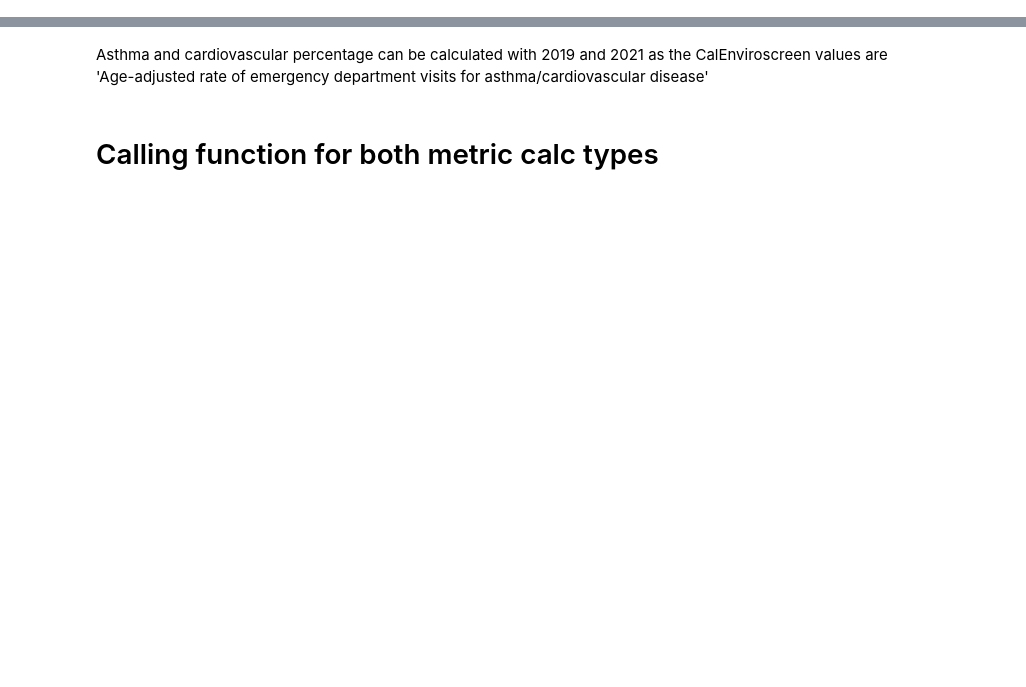
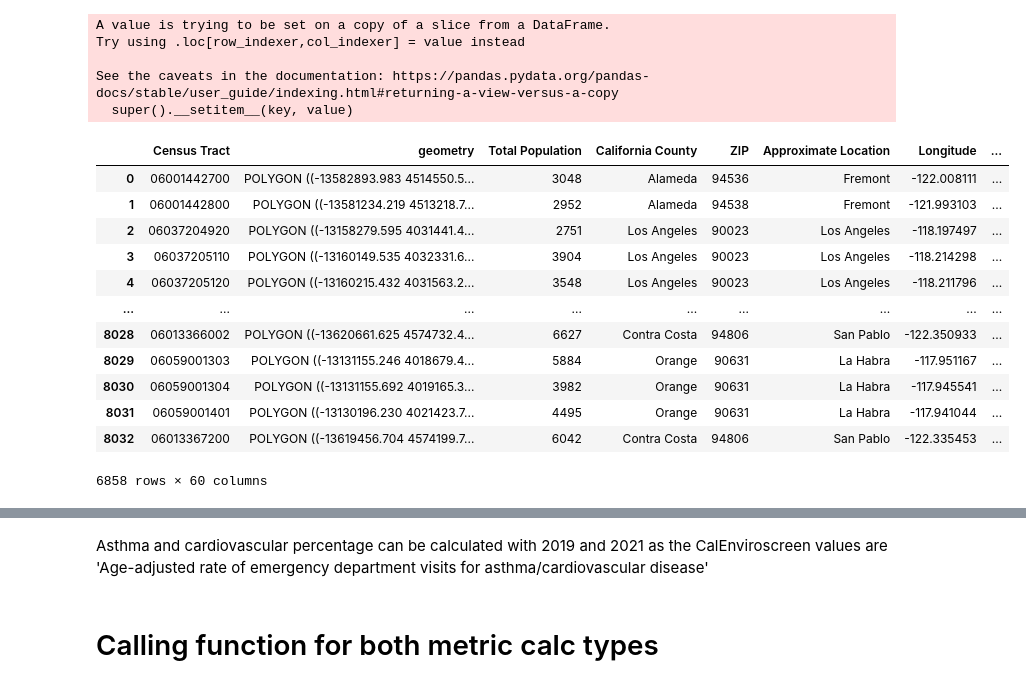
Before and after one commit to Eagle-Rock-Analytics/carb-climate-index, a Jupyter notebook: scripts/data_metric_calc/society_cal_enviroscreen_metrics.ipynb, the cells around one changed output, grey strips where cells are left out. Cells and saved outputs as stored; diff of their text form; code cells hidden in the pictures; blank space fills up the shorter version.

```diff
--- a/scripts/data_metric_calc/society_cal_enviroscreen_metrics.ipynb
+++ b/scripts/data_metric_calc/society_cal_enviroscreen_metrics.ipynb
@@ -66,0 +98,9 @@ Index(['Census Tract', 'Total Population', 'California County', 'ZIP',
+# %%
+# read in CA census tiger file
+old_census_path = "s3://ca-climate-index/0_map_data/tl_2017_06_tract/"
+ca_old = gpd.read_file(old_census_path)
+ca_old = ca_old.rename(columns={"GEOID":"Census Tract"})
+ca_old = ca_old[["Census Tract","geometry"]]
+# %%
+old_tract_calenviroscreen_data = pd.merge(ca_old, merged_enviroscreen_data, on="Census Tract")
+old_tract_calenviroscreen_data = gpd.GeoDataFrame(old_tract_calenviroscreen_data, geometry="geometry")
@@ -66,0 +109,11 @@ Index(['Census Tract', 'Total Population', 'California County', 'ZIP',
+# %%
+# read in CA census tiger file
+census_shp_dir = "s3://ca-climate-index/0_map_data/2021_tiger_census_tract/2021_ca_tract/"
+
+ca_boundaries = gpd.read_file(census_shp_dir)
+# need to rename columns so we don't have any duplicates in the final geodatabase
+column_names = ca_boundaries.columns
+ca_boundaries = ca_boundaries.rename(columns={'GEOID':'Census Tract'})
+# drop unnecessary columns
+ca_boundaries = ca_boundaries[["geometry","Census Tract"]]
+ca_boundaries
@@ -66,0 +134,5 @@ Index(['Census Tract', 'Total Population', 'California County', 'ZIP',
+# %%
+# need to convert to an area-preserving CRS for distance calculations
+old_tract_calenviroscreen_data = old_tract_calenviroscreen_data.to_crs(crs=3857)
+ca_boundaries = ca_boundaries.to_crs(crs=3857)
+print(len(ca_boundaries['Census Tract'].unique()))
@@ -66,0 +160,25 @@ Index(['Census Tract', 'Total Population', 'California County', 'ZIP',
+# %%
+# now find the indices which correspond to the original data
+unchanged_tracts_old = pd.to_numeric(old_tract_calenviroscreen_data['Census Tract']).isin(pd.to_numeric(ca_boundaries['Census Tract']))
+original_df = old_tract_calenviroscreen_data[unchanged_tracts_old]
+original_df["Census Tract"] = original_df["Census Tract"].apply(lambda x: '{0:>13}'.format(x))
+original_df
+# %% [output]
+A value is trying to be set on a copy of a slice from a DataFrame.
+Try using .loc[row_indexer,col_indexer] = value instead
+
+See the caveats in the documentation: https://pandas.pydata.org/pandas-docs/stable/user_guide/indexing.html#returning-a-view-versus-a-copy
+  super().__setitem__(key, value)
+|  | Census Tract | geometry | Total Population | California County | ZIP | Approximate Location | Longitude | ... |
+| 0 | 06001442700 | POLYGON ((-13582893.983 4514550.5... | 3048 | Alameda | 94536 | Fremont | -122.008111 | ... |
+| 1 | 06001442800 | POLYGON ((-13581234.219 4513218.7... | 2952 | Alameda | 94538 | Fremont | -121.993103 | ... |
+| 2 | 06037204920 | POLYGON ((-13158279.595 4031441.4... | 2751 | Los Angeles | 90023 | Los Angeles | -118.197497 | ... |
+| 3 | 06037205110 | POLYGON ((-13160149.535 4032331.6... | 3904 | Los Angeles | 90023 | Los Angeles | -118.214298 | ... |
+| 4 | 06037205120 | POLYGON ((-13160215.432 4031563.2... | 3548 | Los Angeles | 90023 | Los Angeles | -118.211796 | ... |
+| ... | ... | ... | ... | ... | ... | ... | ... | ... |
+| 8028 | 06013366002 | POLYGON ((-13620661.625 4574732.4... | 6627 | Contra Costa | 94806 | San Pablo | -122.350933 | ... |
+| 8029 | 06059001303 | POLYGON ((-13131155.246 4018679.4... | 5884 | Orange | 90631 | La Habra | -117.951167 | ... |
+| 8030 | 06059001304 | POLYGON ((-13131155.692 4019165.3... | 3982 | Orange | 90631 | La Habra | -117.945541 | ... |
+| 8031 | 06059001401 | POLYGON ((-13130196.230 4021423.7... | 4495 | Orange | 90631 | La Habra | -117.941044 | ... |
+| 8032 | 06013367200 | POLYGON ((-13619456.704 4574199.7... | 6042 | Contra Costa | 94806 | San Pablo | -122.335453 | ... |
+6858 rows × 60 columns
```
Also changed, not shown: parts of 34 cells of this notebook.
